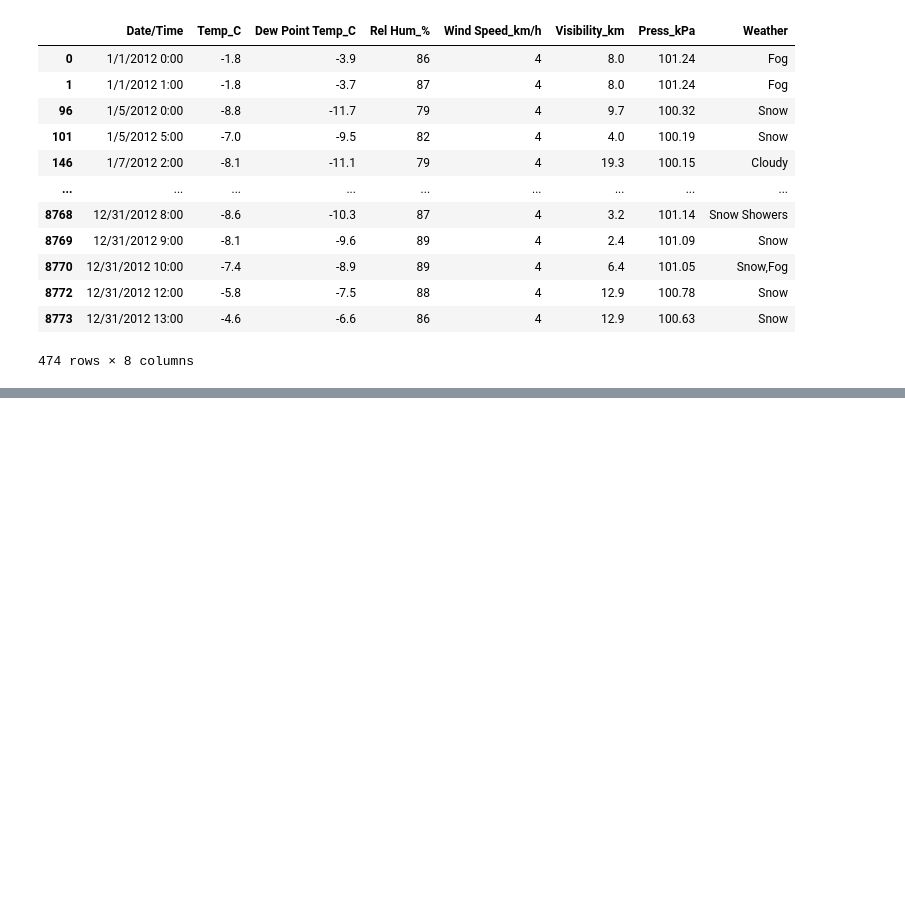
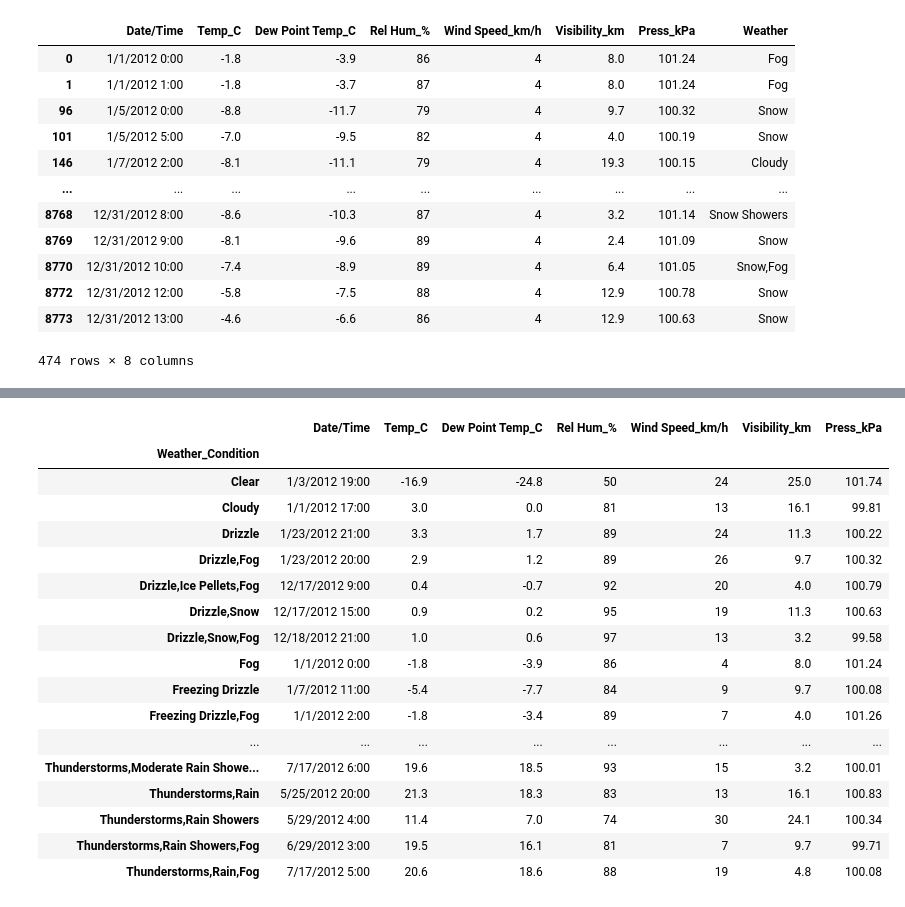
Before and after one commit to Olahubert/Weather-Analysis, a Jupyter notebook: Weather_case_study.ipynb, the cells around one changed output, grey strips where cells are left out. Saved outputs shown, nothing was run; the diff lists cells and outputs as text; code cells hidden in the pictures; blank space fills up the shorter version.

```diff
--- a/Weather_case_study.ipynb
+++ b/Weather_case_study.ipynb
@@ -296,0 +317,2 @@ Weather.loc[speed]
+# %%
+Weather.rename(columns = {"New_name":"Weather_Condition"},inplace=True)
@@ -296,0 +521,22 @@ Weather.loc[speed]
+# %%
+#What is the mean value of each column against each “Weather Conditions”
+Weather.groupby('Weather_Condition').first()
+# %% [output]
+|  | Date/Time | Temp_C | Dew Point Temp_C | Rel Hum_% | Wind Speed_km/h | Visibility_km | Press_kPa |
+| Weather_Condition |  |  |  |  |  |  |  |
+| Clear | 1/3/2012 19:00 | -16.9 | -24.8 | 50 | 24 | 25.0 | 101.74 |
+| Cloudy | 1/1/2012 17:00 | 3.0 | 0.0 | 81 | 13 | 16.1 | 99.81 |
+| Drizzle | 1/23/2012 21:00 | 3.3 | 1.7 | 89 | 24 | 11.3 | 100.22 |
+| Drizzle,Fog | 1/23/2012 20:00 | 2.9 | 1.2 | 89 | 26 | 9.7 | 100.32 |
+| Drizzle,Ice Pellets,Fog | 12/17/2012 9:00 | 0.4 | -0.7 | 92 | 20 | 4.0 | 100.79 |
+| Drizzle,Snow | 12/17/2012 15:00 | 0.9 | 0.2 | 95 | 19 | 11.3 | 100.63 |
+| Drizzle,Snow,Fog | 12/18/2012 21:00 | 1.0 | 0.6 | 97 | 13 | 3.2 | 99.58 |
+| Fog | 1/1/2012 0:00 | -1.8 | -3.9 | 86 | 4 | 8.0 | 101.24 |
+| Freezing Drizzle | 1/7/2012 11:00 | -5.4 | -7.7 | 84 | 9 | 9.7 | 100.08 |
+| Freezing Drizzle,Fog | 1/1/2012 2:00 | -1.8 | -3.4 | 89 | 7 | 4.0 | 101.26 |
+| ... | ... | ... | ... | ... | ... | ... | ... |
+| Thunderstorms,Moderate Rain Showe... | 7/17/2012 6:00 | 19.6 | 18.5 | 93 | 15 | 3.2 | 100.01 |
+| Thunderstorms,Rain | 5/25/2012 20:00 | 21.3 | 18.3 | 83 | 13 | 16.1 | 100.83 |
+| Thunderstorms,Rain Showers | 5/29/2012 4:00 | 11.4 | 7.0 | 74 | 30 | 24.1 | 100.34 |
+| Thunderstorms,Rain Showers,Fog | 6/29/2012 3:00 | 19.5 | 16.1 | 81 | 7 | 9.7 | 99.71 |
+| Thunderstorms,Rain,Fog | 7/17/2012 5:00 | 20.6 | 18.6 | 88 | 19 | 4.8 | 100.08 |
```
Also changed, not shown: parts of 44 cells of this notebook.
